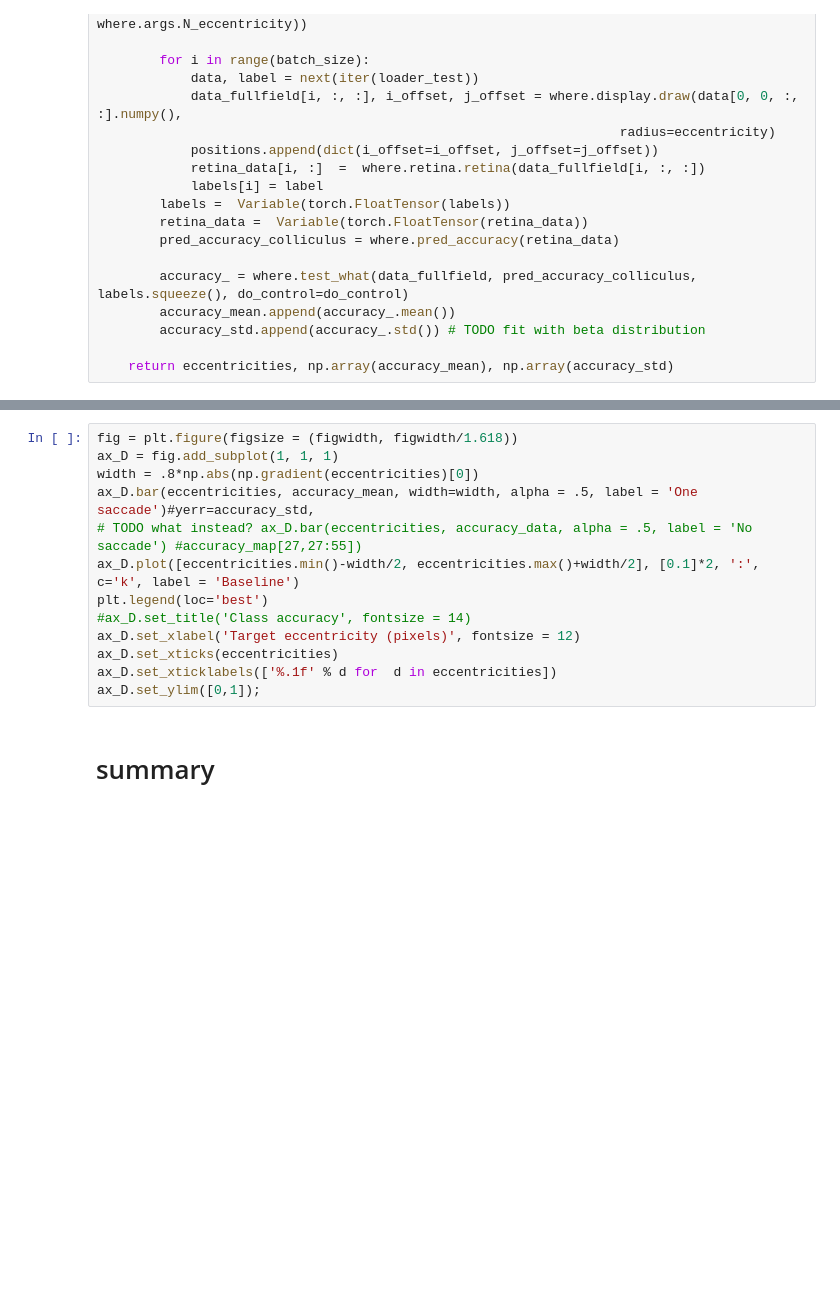
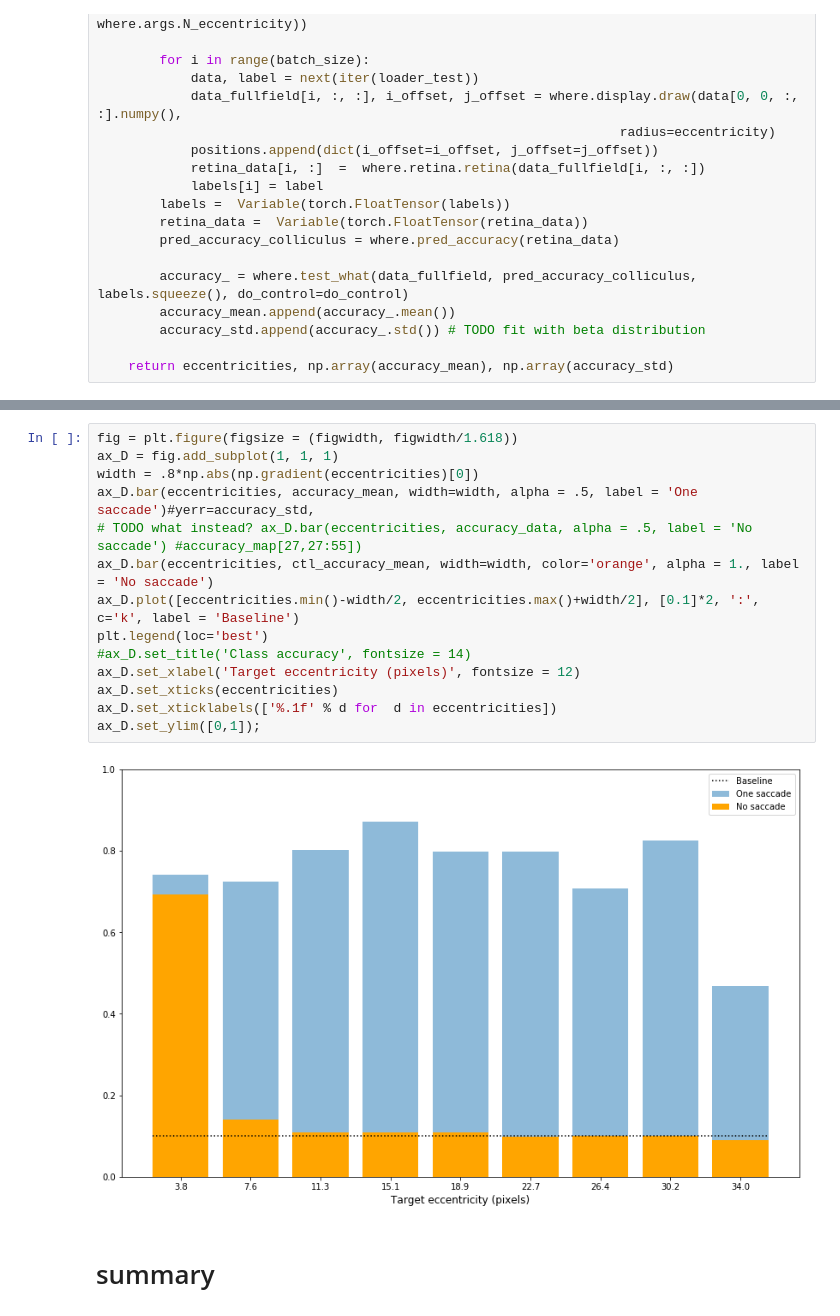
Before and after one commit to laurentperrinet/WhereIsMyMNIST, a Jupyter notebook: figures/3_results_figure.ipynb, the cells around one changed output, grey strips where cells are left out. Cells and saved outputs as stored; diff of their text form; blank space fills up the shorter version.

```diff
--- a/figures/3_results_figure.ipynb
+++ b/figures/3_results_figure.ipynb
@@ -268,16 +275,19 @@ print('eccentricities=', eccentricities, ', ctl_accuracy_data=', ctl_accuracy_me
 # %%
 fig = plt.figure(figsize = (figwidth, figwidth/1.618))
 ax_D = fig.add_subplot(1, 1, 1)
 width = .8*np.abs(np.gradient(eccentricities)[0])
 ax_D.bar(eccentricities, accuracy_mean, width=width, alpha = .5, label = 'One saccade')#yerr=accuracy_std,
 # TODO what instead? ax_D.bar(eccentricities, accuracy_data, alpha = .5, label = 'No saccade') #accuracy_map[27,27:55])
+ax_D.bar(eccentricities, ctl_accuracy_mean, width=width, color='orange', alpha = 1., label = 'No saccade')
 ax_D.plot([eccentricities.min()-width/2, eccentricities.max()+width/2], [0.1]*2, ':', c='k', label = 'Baseline')
 plt.legend(loc='best')
 #ax_D.set_title('Class accuracy', fontsize = 14)
 ax_D.set_xlabel('Target eccentricity (pixels)', fontsize = 12)
 ax_D.set_xticks(eccentricities)
 ax_D.set_xticklabels(['%.1f' % d for  d in eccentricities])
 ax_D.set_ylim([0,1]);
+# %% [output]
+[figure, added]
 # %% [markdown]
 # summary
 # %%
```
Also changed, not shown: parts of 4 cells of this notebook, 2 other files.
